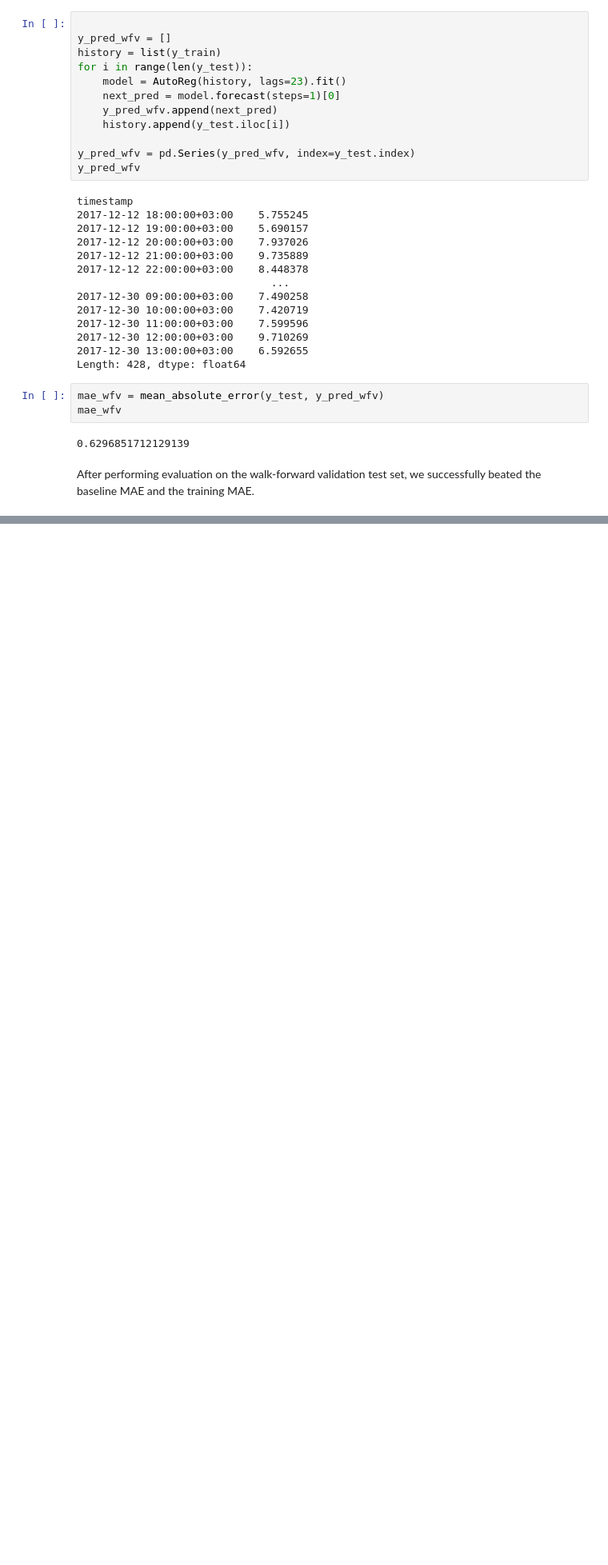
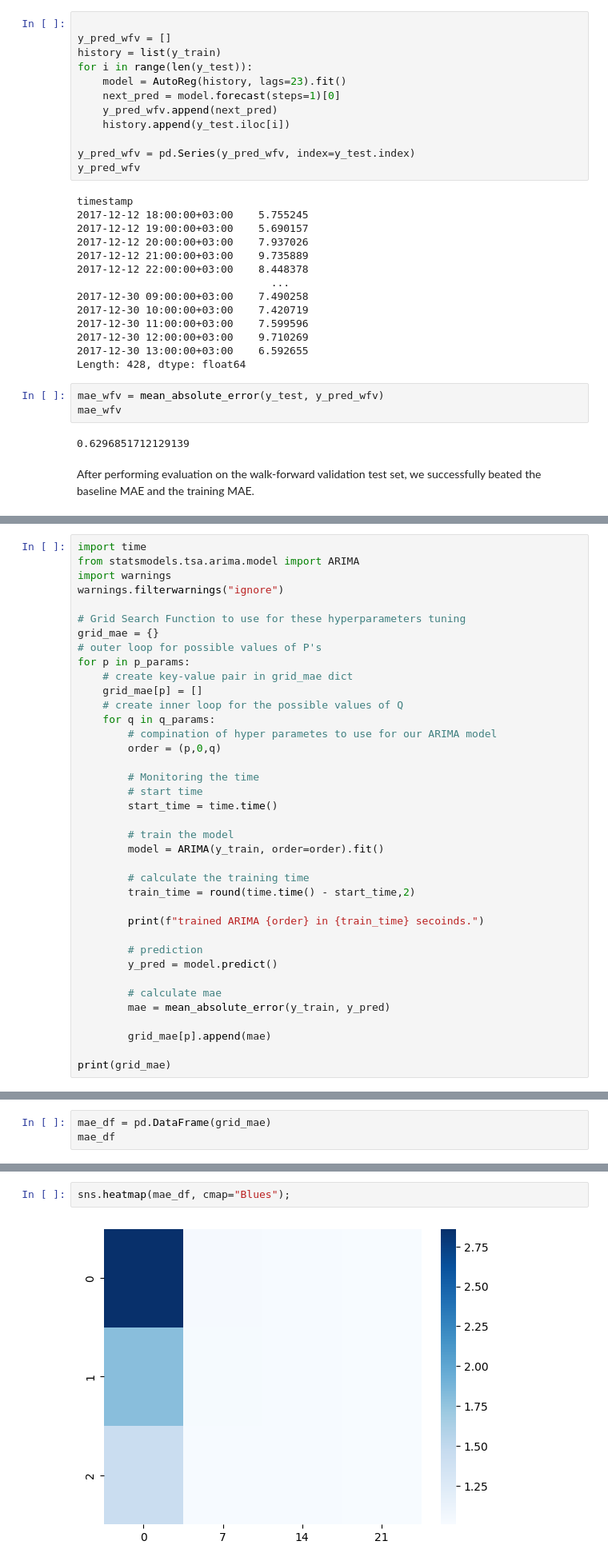
Before and after one commit to MohamedMohsen20501990/air_quality_forecasting_AR_techniques, a Jupyter notebook: notebooks/main.ipynb, the cells around one changed output, grey strips where cells are left out. Shown at 80% size. Drawn from its saved outputs; the diff is of its cells as text; blank space fills up the shorter version.

Commit message:
ARIMA model and htyperparameter tuning[P,Q]

```diff
--- a/notebooks/main.ipynb
+++ b/notebooks/main.ipynb
@@ -647,0 +722,38 @@ After performing evaluation on the walk-forward validation test set, we successf
+# %%
+import time
+from statsmodels.tsa.arima.model import ARIMA
+import warnings
+warnings.filterwarnings("ignore")
+
+# Grid Search Function to use for these hyperparameters tuning
+grid_mae = {}
+# outer loop for possible values of P's
+for p in p_params:
+    # create key-value pair in grid_mae dict
+    grid_mae[p] = []
+    # create inner loop for the possible values of Q
+    for q in q_params:
+        # compination of hyper parametes to use for our ARIMA model
+        order = (p,0,q)
+
+        # Monitoring the time
+        # start time
+        start_time = time.time()
+
+        # train the model
+        model = ARIMA(y_train, order=order).fit()
+
+        # calculate the training time
+        train_time = round(time.time() - start_time,2)
+
+        print(f"trained ARIMA {order} in {train_time} secoinds.")
+
+        # prediction
+        y_pred = model.predict()
+
+        # calculate mae
+        mae = mean_absolute_error(y_train, y_pred)
+
+        grid_mae[p].append(mae)
+
+print(grid_mae)
@@ -647,0 +778,3 @@ After performing evaluation on the walk-forward validation test set, we successf
+# %%
+mae_df = pd.DataFrame(grid_mae)
+mae_df
@@ -647,0 +786,4 @@ After performing evaluation on the walk-forward validation test set, we successf
+# %%
+sns.heatmap(mae_df, cmap="Blues");
+# %% [output]
+[figure, added]
```
Also changed, not shown: parts of 11 cells of this notebook, 3 other files.
